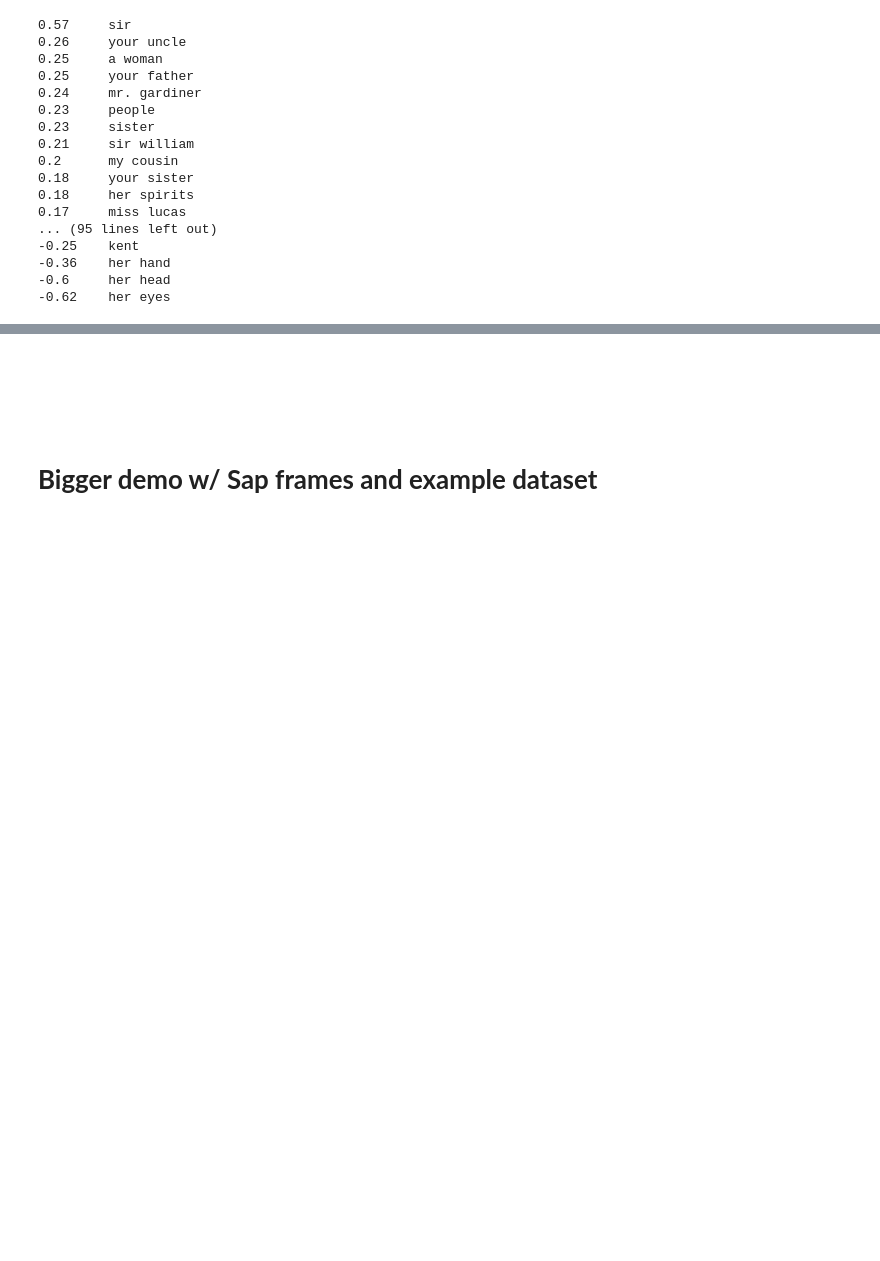
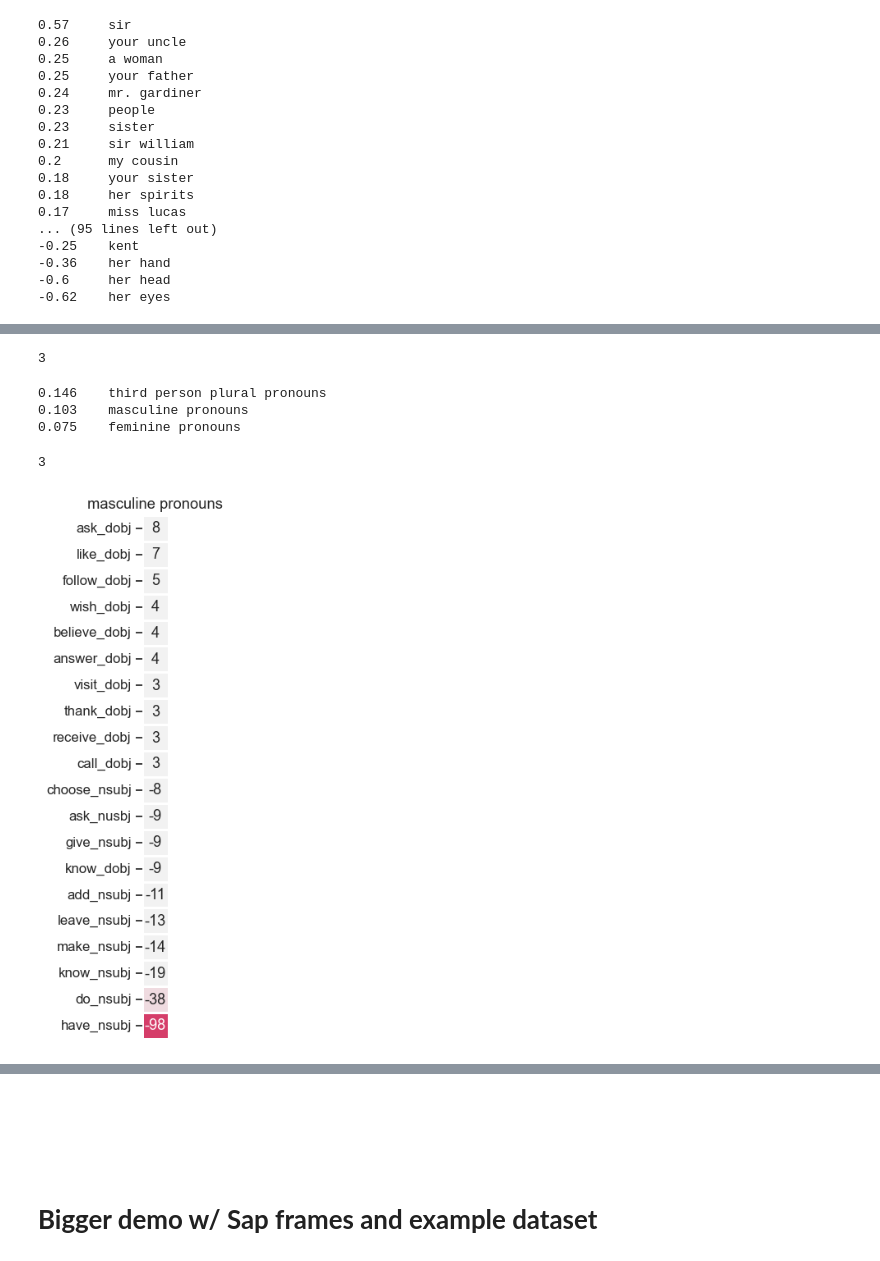
Before and after one commit to maartensap/riveter-nlp, a Jupyter notebook: riveter/demo.ipynb, the cells around one changed output, grey strips where cells are left out. Drawn from its saved outputs; the diff is of its cells as text; code cells hidden in the pictures; blank space fills up the shorter version.

```diff
--- a/riveter/demo.ipynb
+++ b/riveter/demo.ipynb
@@ -230,0 +296,8 @@ for _persona, _score in sorted(persona_score_dict.items(), key=lambda x: x[1], r
+# %%
+riveter = Riveter()
+riveter.load_sap_lexicon('power')
+riveter.train(texts,
+             text_ids,
+             persona_patterns_dict={'masculine pronouns': r'^he$|^him$|^himself$',
+                                    'feminine pronouns': r'^she$|^her$|^herself$',
+                                    'third person plural pronouns': r'^they$|^them$|^themselves$'})
@@ -230,0 +306,17 @@ for _persona, _score in sorted(persona_score_dict.items(), key=lambda x: x[1], r
+# %%
+persona_score_dict = riveter.get_score_totals()
+len(persona_score_dict)
+# %% [output]
+3
+# %%
+for _persona, _score in sorted(persona_score_dict.items(), key=lambda x: x[1], reverse=True):
+    print(round(_score, 3), '\t', _persona)
+# %% [output]
+0.146    third person plural pronouns
+0.103    masculine pronouns
+0.075    feminine pronouns
+# %%
+persona_polarity_verb_count_dict = riveter.get_persona_polarity_verb_count_dict()
+len(persona_polarity_verb_count_dict)
+# %% [output]
+3
@@ -230,0 +325,4 @@ for _persona, _score in sorted(persona_score_dict.items(), key=lambda x: x[1], r
+# %%
+riveter.plot_verbs_for_persona('masculine pronouns', figsize=(3,7))
+# %% [output]
+[figure, added]
```
Also changed, not shown: parts of 28 cells of this notebook, 3 other files.
